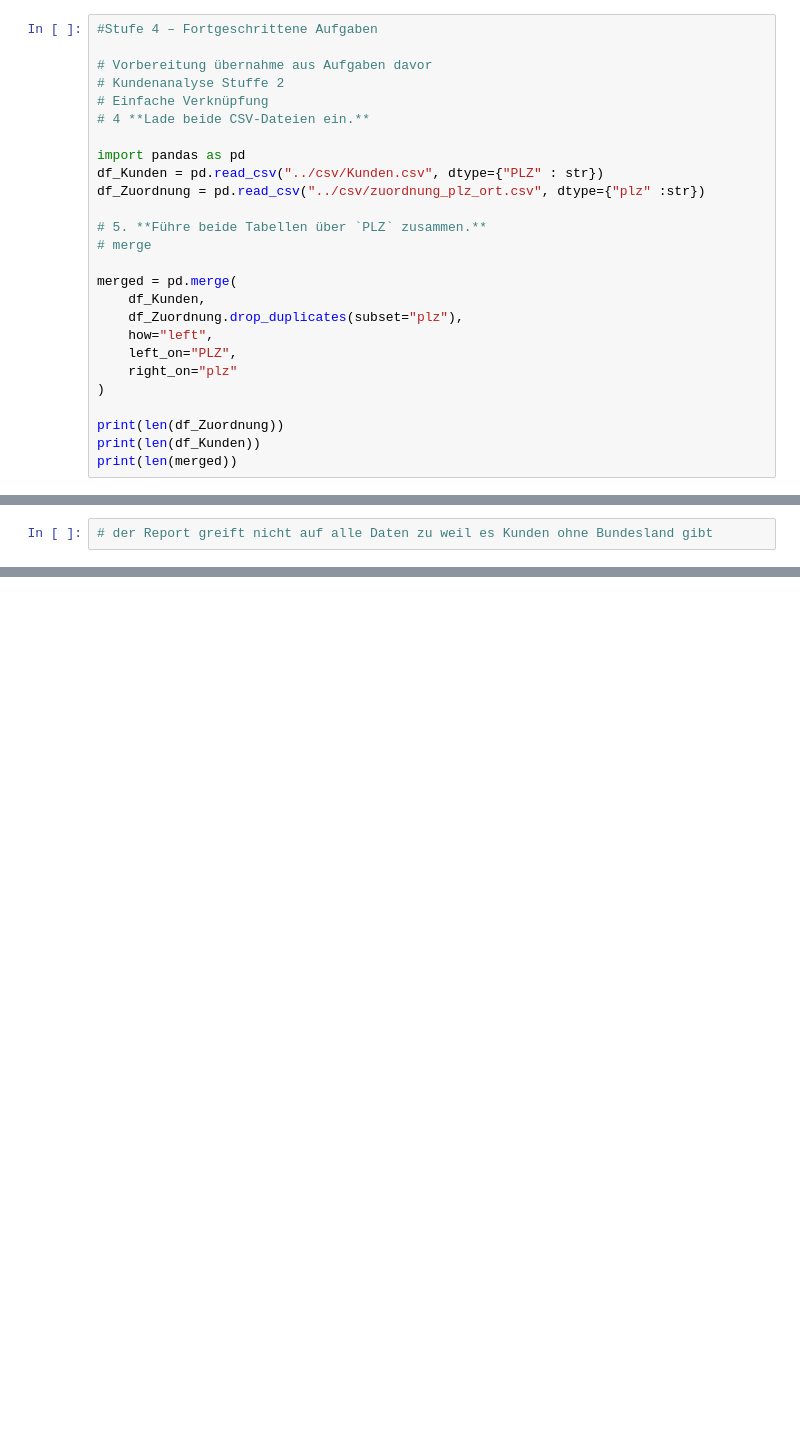
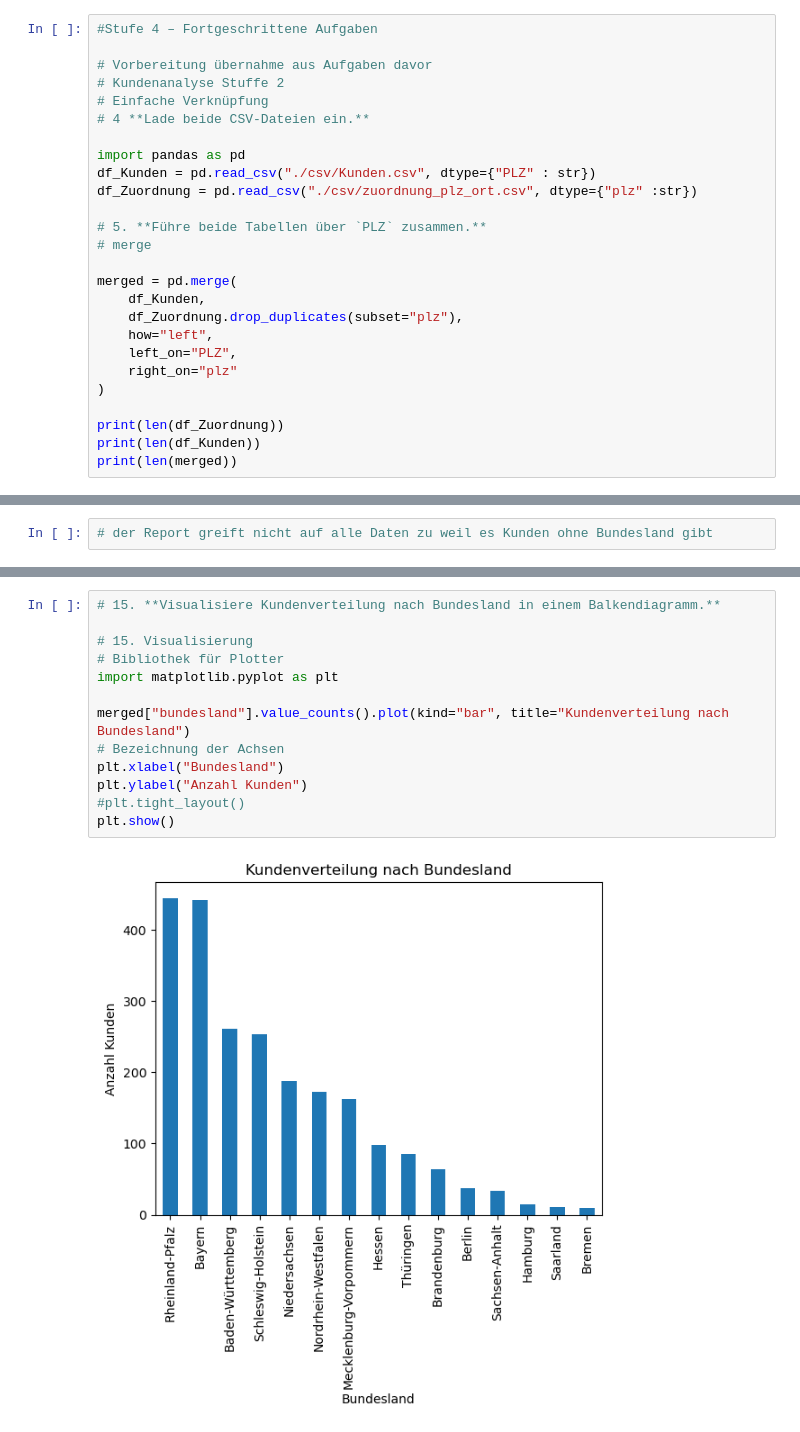
Before and after one commit to JMi-B/AufgabenJMI, a Jupyter notebook: Tag1KundendatenanalyseStuffe4.ipynb, the cells around one changed output, grey strips where cells are left out. Cells and saved outputs as stored; diff of their text form; blank space fills up the shorter version.

Commit message:
Abschluss Kundenanalyse Tag2

```diff
--- a/Tag1KundendatenanalyseStuffe4.ipynb
+++ b/Tag1KundendatenanalyseStuffe4.ipynb
@@ -7,8 +7,8 @@
 # 4 **Lade beide CSV-Dateien ein.**
 
 import pandas as pd
-df_Kunden = pd.read_csv("../csv/Kunden.csv", dtype={"PLZ" : str})
-df_Zuordnung = pd.read_csv("../csv/zuordnung_plz_ort.csv", dtype={"plz" :str})
+df_Kunden = pd.read_csv("./csv/Kunden.csv", dtype={"PLZ" : str})
+df_Zuordnung = pd.read_csv("./csv/zuordnung_plz_ort.csv", dtype={"plz" :str})
 
 # 5. **Führe beide Tabellen über `PLZ` zusammen.**
 # merge
@@ -100,0 +121,15 @@ with open("kunden_nach_bundesland.json", "w") as f:
+# %%
+# 15. **Visualisiere Kundenverteilung nach Bundesland in einem Balkendiagramm.**
+
+# 15. Visualisierung
+# Bibliothek für Plotter
+import matplotlib.pyplot as plt
+
+merged["bundesland"].value_counts().plot(kind="bar", title="Kundenverteilung nach Bundesland")
+# Bezeichnung der Achsen
+plt.xlabel("Bundesland")
+plt.ylabel("Anzahl Kunden")
+#plt.tight_layout()
+plt.show()
+# %% [output]
+[figure, added]
```
Also changed, not shown: parts of 2 cells of this notebook, 3 other files.
